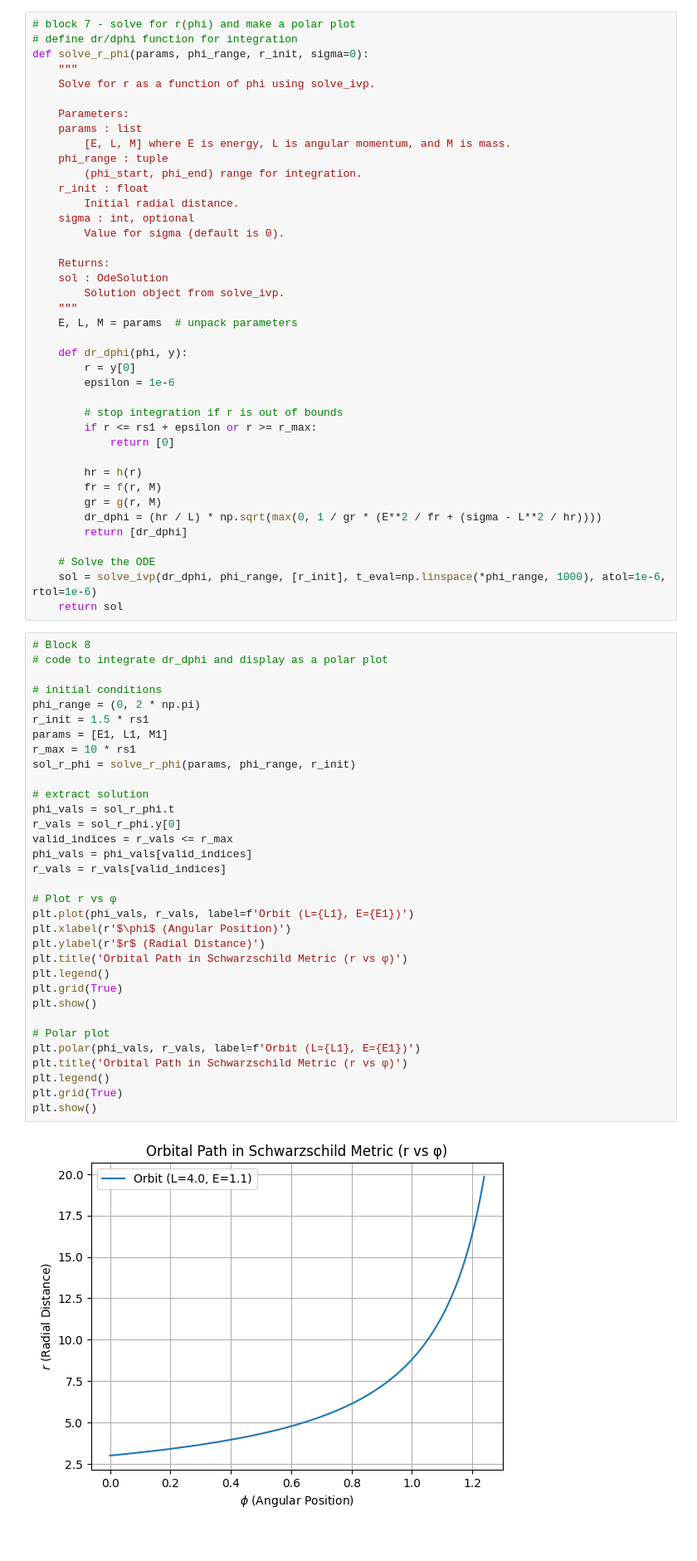
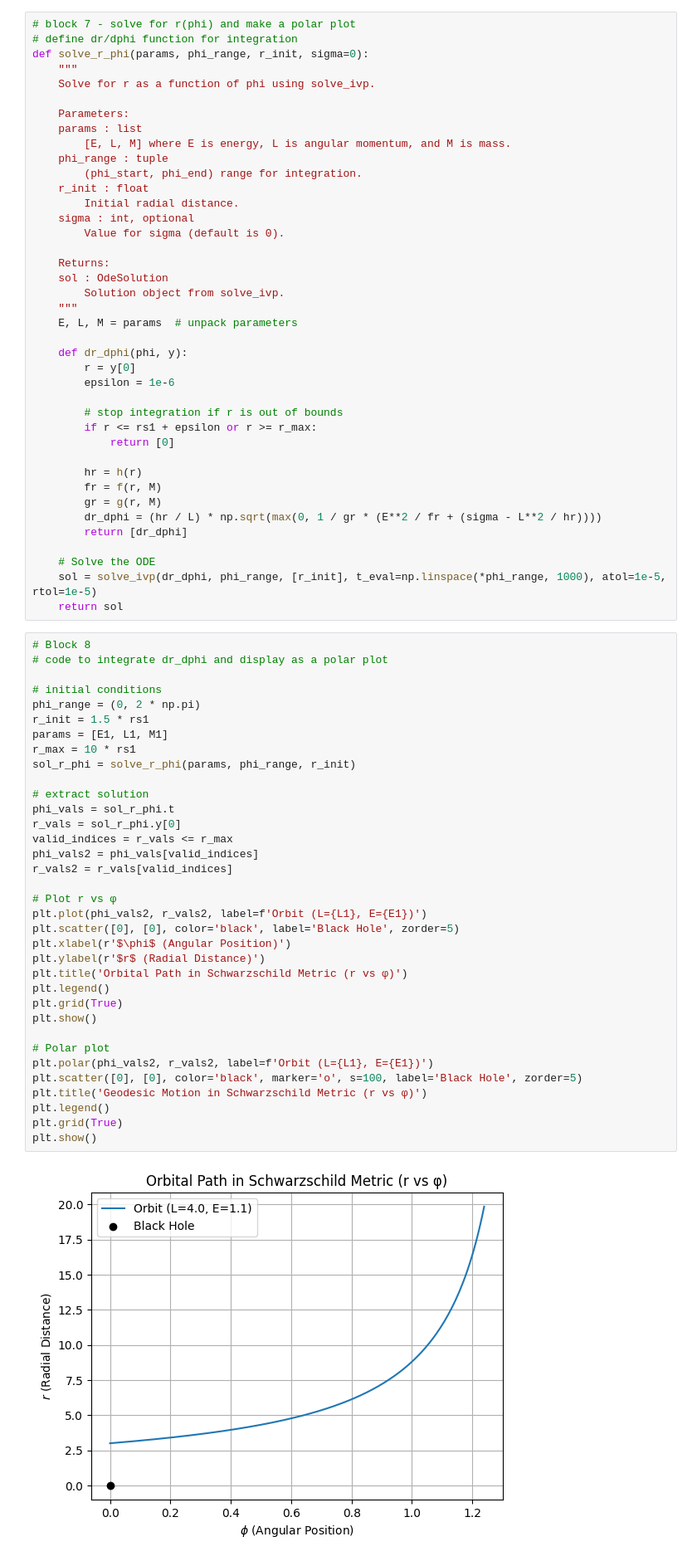
Before and after one commit to AdamSmithOrlik/quantum-black-holes, a Jupyter notebook: sue/code-draft.ipynb, the cells around one changed output. Shown at 83% size. Drawn from its saved outputs; the diff is of its cells as text.

```diff
--- a/sue/code-draft.ipynb
+++ b/sue/code-draft.ipynb
@@ -232,40 +285,42 @@ def solve_r_phi(params, phi_range, r_init, sigma=0):
         return [dr_dphi]
 
     # Solve the ODE
-    sol = solve_ivp(dr_dphi, phi_range, [r_init], t_eval=np.linspace(*phi_range, 1000), atol=1e-6, rtol=1e-6)
+    sol = solve_ivp(dr_dphi, phi_range, [r_init], t_eval=np.linspace(*phi_range, 1000), atol=1e-5, rtol=1e-5)
     return sol
 # %%
 # Block 8
 # code to integrate dr_dphi and display as a polar plot
 
 # initial conditions
 phi_range = (0, 2 * np.pi)
 r_init = 1.5 * rs1
 params = [E1, L1, M1]
 r_max = 10 * rs1
 sol_r_phi = solve_r_phi(params, phi_range, r_init)
 
 # extract solution
 phi_vals = sol_r_phi.t
 r_vals = sol_r_phi.y[0]
 valid_indices = r_vals <= r_max
-phi_vals = phi_vals[valid_indices]
-r_vals = r_vals[valid_indices]
+phi_vals2 = phi_vals[valid_indices]
+r_vals2 = r_vals[valid_indices]
 
 # Plot r vs φ
-plt.plot(phi_vals, r_vals, label=f'Orbit (L={L1}, E={E1})')
+plt.plot(phi_vals2, r_vals2, label=f'Orbit (L={L1}, E={E1})')
+plt.scatter([0], [0], color='black', label='Black Hole', zorder=5)
 plt.xlabel(r'$\phi$ (Angular Position)')
 plt.ylabel(r'$r$ (Radial Distance)')
 plt.title('Orbital Path in Schwarzschild Metric (r vs φ)')
 plt.legend()
 plt.grid(True)
 plt.show()
 
 # Polar plot
-plt.polar(phi_vals, r_vals, label=f'Orbit (L={L1}, E={E1})')
-plt.title('Orbital Path in Schwarzschild Metric (r vs φ)')
+plt.polar(phi_vals2, r_vals2, label=f'Orbit (L={L1}, E={E1})')
+plt.scatter([0], [0], color='black', marker='o', s=100, label='Black Hole', zorder=5)
+plt.title('Geodesic Motion in Schwarzschild Metric (r vs φ)')
 plt.legend()
 plt.grid(True)
 plt.show()
 # %% [output]
-[figure, old version]
+[figure, new version]
```
Also changed, not shown: parts of 5 cells of this notebook.
